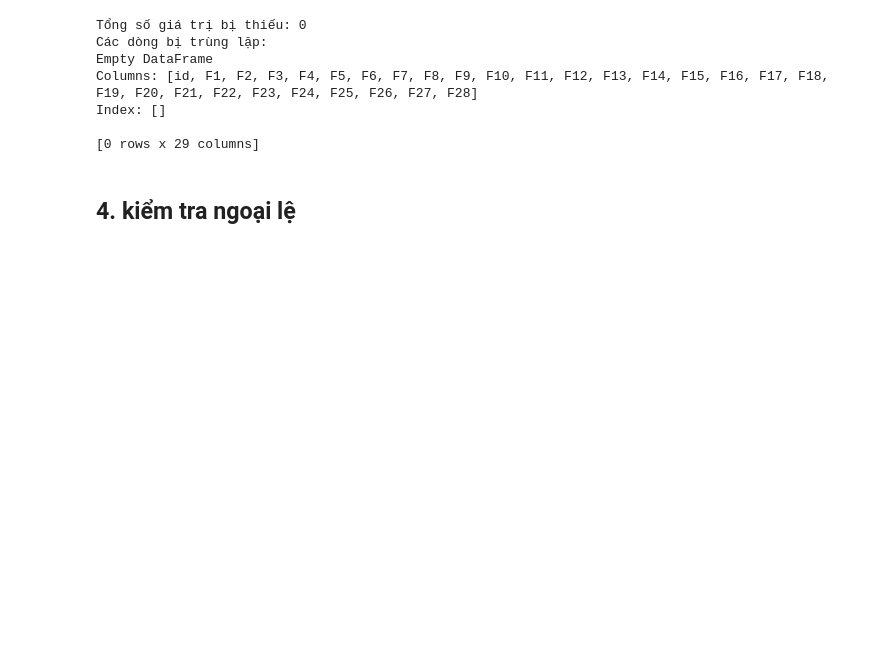
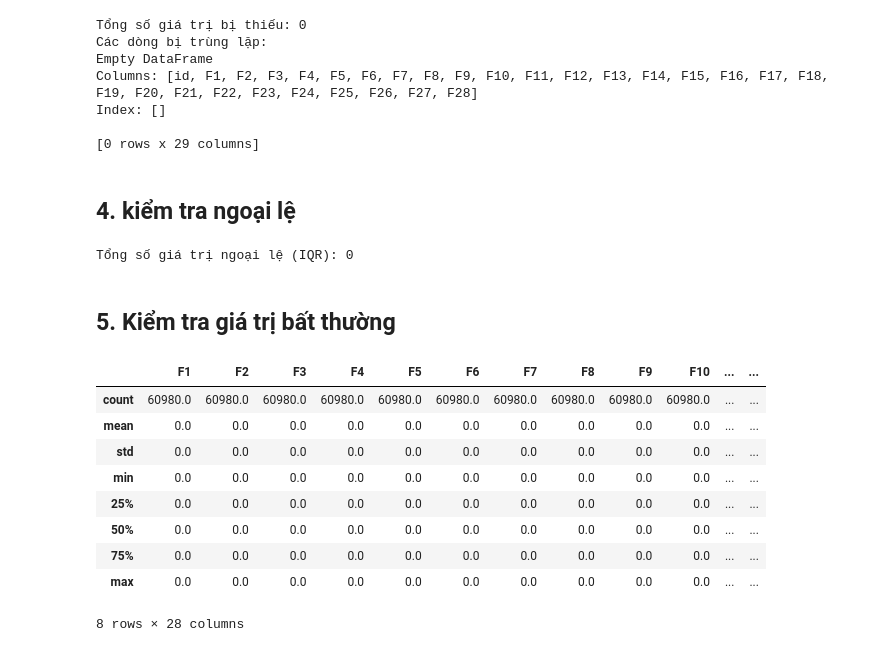
Before and after one commit to NguyenVanTien204/Temporal_Fusion_Transformers, a Jupyter notebook: notebook/03_EDA.ipynb, the cells around one changed output. Drawn from its saved outputs; the diff is of its cells as text; code cells hidden in the pictures; blank space fills up the shorter version.

```diff
--- a/notebook/03_EDA.ipynb
+++ b/notebook/03_EDA.ipynb
@@ -119,3 +119,38 @@ Index: []
 [0 rows x 29 columns]
 # %% [markdown]
 ## 4. kiểm tra ngoại lệ
+# %%
+
+# Lấy các cột kiểu số
+numeric_cols = df.select_dtypes(include=[np.number]).columns
+
+# Tính tổng số ngoại lệ
+total_outliers = 0
+
+for col in numeric_cols:
+    Q1 = df[col].quantile(0.25)
+    Q3 = df[col].quantile(0.75)
+    IQR = Q3 - Q1
+    lower = Q1 - 1.5 * IQR
+    upper = Q3 + 1.5 * IQR
+    outliers = df[(df[col] < lower) | (df[col] > upper)]
+    total_outliers += len(outliers)
+
+print(f"Tổng số giá trị ngoại lệ (IQR): {total_outliers}")
+# %% [output]
+Tổng số giá trị ngoại lệ (IQR): 0
+# %% [markdown]
+## 5. Kiểm tra giá trị bất thường
+# %%
+df.describe()
+# %% [output]
+|  | F1 | F2 | F3 | F4 | F5 | F6 | F7 | F8 | F9 | F10 | ... | ... |
+| count | 60980.0 | 60980.0 | 60980.0 | 60980.0 | 60980.0 | 60980.0 | 60980.0 | 60980.0 | 60980.0 | 60980.0 | ... | ... |
+| mean | 0.0 | 0.0 | 0.0 | 0.0 | 0.0 | 0.0 | 0.0 | 0.0 | 0.0 | 0.0 | ... | ... |
+| std | 0.0 | 0.0 | 0.0 | 0.0 | 0.0 | 0.0 | 0.0 | 0.0 | 0.0 | 0.0 | ... | ... |
+| min | 0.0 | 0.0 | 0.0 | 0.0 | 0.0 | 0.0 | 0.0 | 0.0 | 0.0 | 0.0 | ... | ... |
+| 25% | 0.0 | 0.0 | 0.0 | 0.0 | 0.0 | 0.0 | 0.0 | 0.0 | 0.0 | 0.0 | ... | ... |
+| 50% | 0.0 | 0.0 | 0.0 | 0.0 | 0.0 | 0.0 | 0.0 | 0.0 | 0.0 | 0.0 | ... | ... |
+| 75% | 0.0 | 0.0 | 0.0 | 0.0 | 0.0 | 0.0 | 0.0 | 0.0 | 0.0 | 0.0 | ... | ... |
+| max | 0.0 | 0.0 | 0.0 | 0.0 | 0.0 | 0.0 | 0.0 | 0.0 | 0.0 | 0.0 | ... | ... |
+8 rows × 28 columns
```
Also changed, not shown: parts of 2 cells of this notebook, 1 other file.
